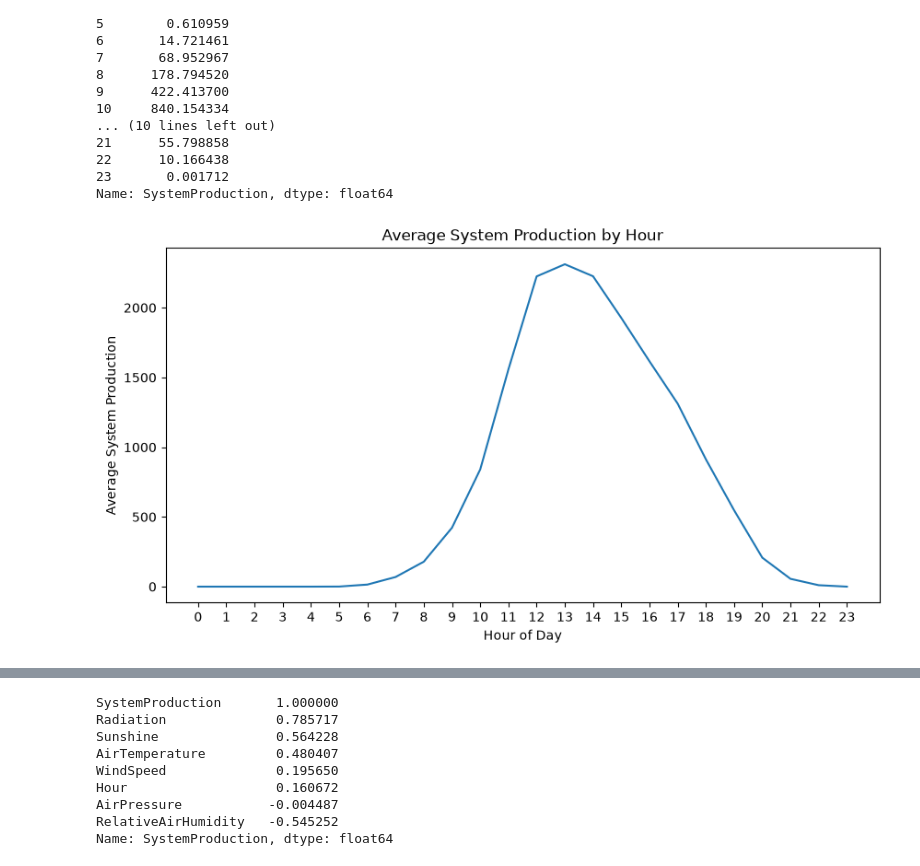
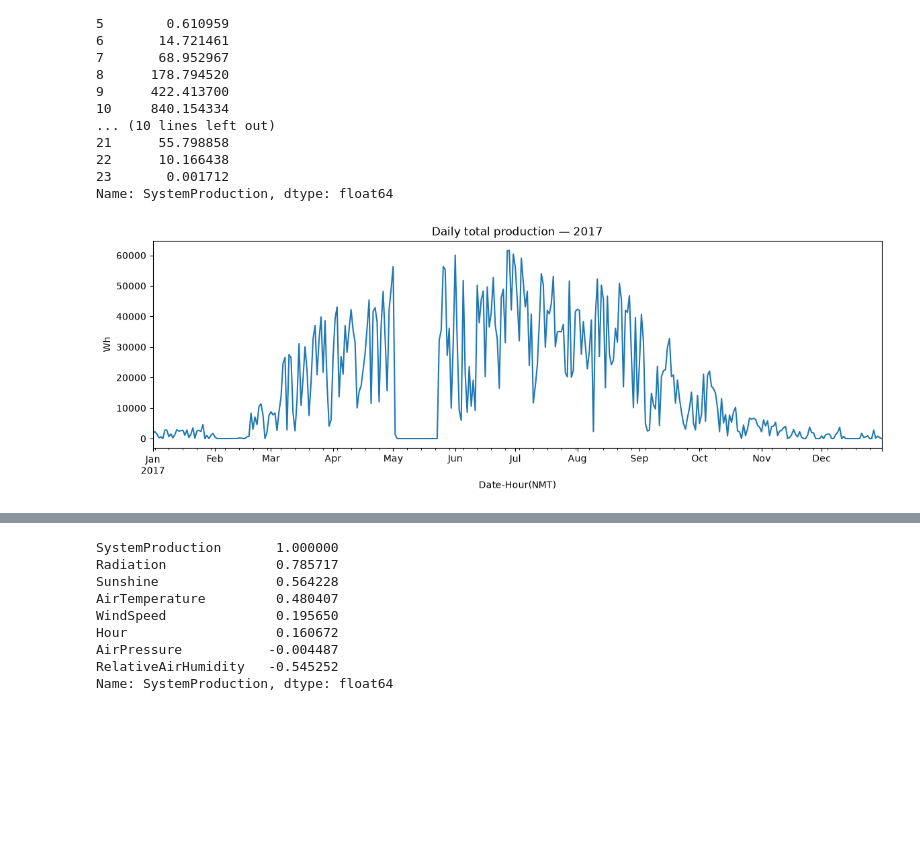
Before and after one commit to rawanshihada/Solar-Power-Production-Prediction, a Jupyter notebook: Notebooks/EDA.ipynb, the cells around one changed output, grey strips where cells are left out. Drawn from its saved outputs; the diff is of its cells as text; code cells hidden in the pictures; blank space fills up the shorter version.

```diff
--- a/Notebooks/EDA.ipynb
+++ b/Notebooks/EDA.ipynb
@@ -10,5 +14,5 @@ warnings.filterwarnings("ignore")
 # %%
-df = pd.read_csv("D:\Advanced Course\Final Project\Solar-Power-Production-Prediction\Data\Solar Power Plant Data.csv")
+df = pd.read_csv("../Data/Solar Power Plant Data.csv")
 
 df.head()
 # %% [output]
@@ -126,16 +99,10 @@ Hour
 23       0.001712
 Name: SystemProduction, dtype: float64
 # %%
-plt.figure(figsize=(10, 5))
-
-sns.lineplot(x=hourly_production.index, y=hourly_production.values)
-
-plt.title('Average System Production by Hour')
-plt.xlabel('Hour of Day')
-plt.ylabel('Average System Production')
-
-plt.xticks(range(24))
+daily = df.set_index('Date-Hour(NMT)')['SystemProduction'].resample('D').sum()
+daily.plot(figsize=(14, 4), title='Daily total production — 2017')
+plt.ylabel('Wh')
 plt.show()
 # %% [output]
-[figure, old version]
+[figure, new version]
 # %%
```
Also changed, not shown: parts of 16 cells of this notebook, 1 other file.
